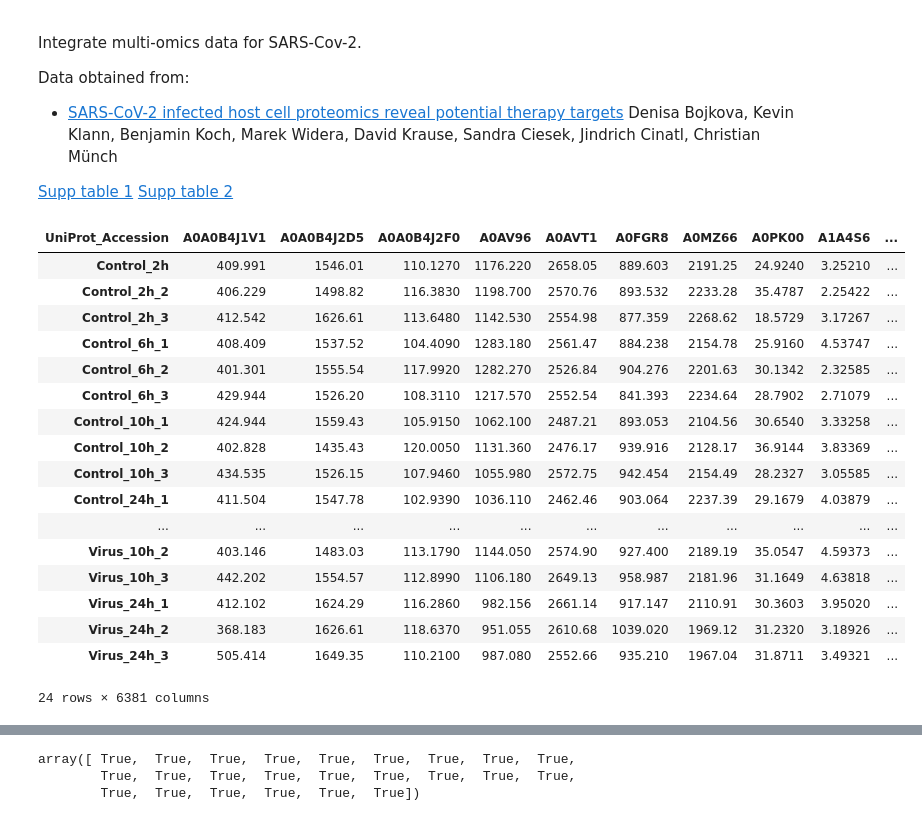
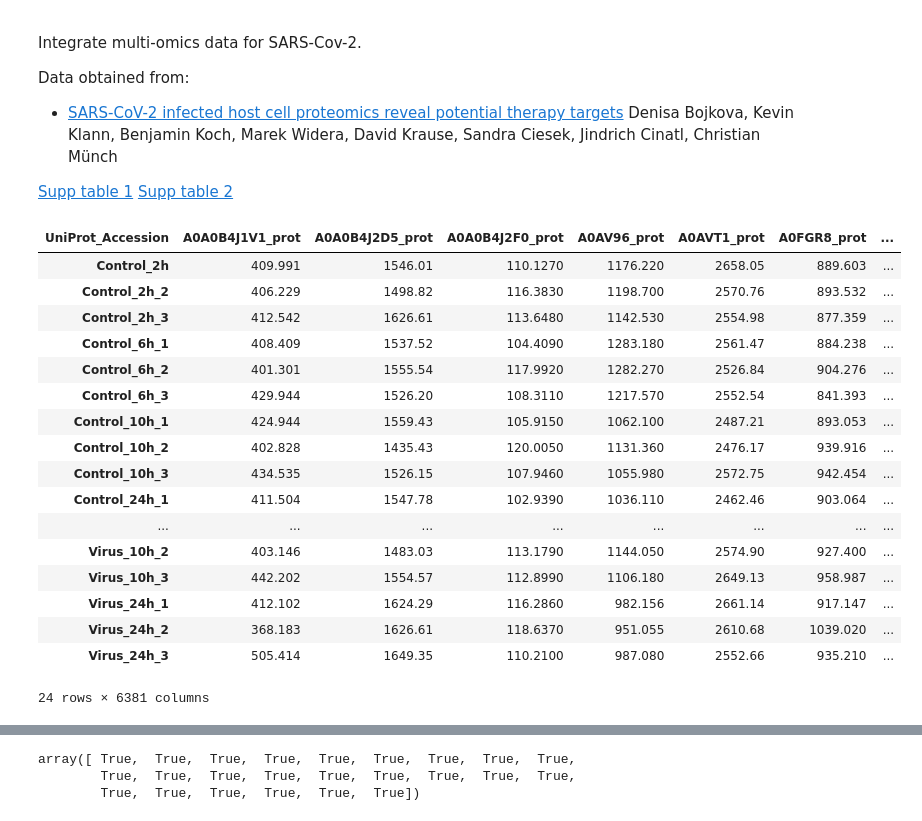
Before and after one commit to tyronechen/SARS-CoV-2, a Jupyter notebook: src/multiomics_SARS-Cov-2.ipynb, the cells around one changed output, grey strips where cells are left out. Drawn from its saved outputs; the diff is of its cells as text; code cells hidden in the pictures.

Commit message:
Renamed all samples to avoid R parsing issues

```diff
--- a/src/multiomics_SARS-Cov-2.ipynb
+++ b/src/multiomics_SARS-Cov-2.ipynb
@@ -22,31 +22,34 @@ classes_outfile = "../data/classes_diablo.txt"
 # %%
 proteome = pd.read_csv(proteome_infile, sep="\t")
 proteome_classes = proteome.rename(columns=lambda x: re.sub('_.*','',x)).columns[2:26]
 proteome.rename(columns=lambda x: re.sub(' ', '_', x), inplace=True)
 proteome.rename(columns=lambda x: re.sub('_$', '', x), inplace=True)
 proteome.set_index("UniProt_Accession", inplace=True)
 proteome.drop("Gene_Symbol", axis=1, inplace=True)
 proteome_diablo = proteome.iloc[:,:24].T
+proteome_diablo.rename(columns=lambda x: re.sub('$', '_prot', x), inplace=True)
+proteome_diablo.rename(columns=lambda x: re.sub(';', '_', x), inplace=True)
 proteome_diablo.to_csv(proteome_outfile, sep="\t")
 proteome_diablo
+# proteome_classes
 # %% [output]
-| UniProt_Accession | A0A0B4J1V1 | A0A0B4J2D5 | A0A0B4J2F0 | A0AV96 | A0AVT1 | A0FGR8 | A0MZ66 | A0PK00 | A1A4S6 | ... |
-| Control_2h | 409.991 | 1546.01 | 110.1270 | 1176.220 | 2658.05 | 889.603 | 2191.25 | 24.9240 | 3.25210 | ... |
-| Control_2h_2 | 406.229 | 1498.82 | 116.3830 | 1198.700 | 2570.76 | 893.532 | 2233.28 | 35.4787 | 2.25422 | ... |
-| Control_2h_3 | 412.542 | 1626.61 | 113.6480 | 1142.530 | 2554.98 | 877.359 | 2268.62 | 18.5729 | 3.17267 | ... |
-| Control_6h_1 | 408.409 | 1537.52 | 104.4090 | 1283.180 | 2561.47 | 884.238 | 2154.78 | 25.9160 | 4.53747 | ... |
-| Control_6h_2 | 401.301 | 1555.54 | 117.9920 | 1282.270 | 2526.84 | 904.276 | 2201.63 | 30.1342 | 2.32585 | ... |
-| Control_6h_3 | 429.944 | 1526.20 | 108.3110 | 1217.570 | 2552.54 | 841.393 | 2234.64 | 28.7902 | 2.71079 | ... |
-| Control_10h_1 | 424.944 | 1559.43 | 105.9150 | 1062.100 | 2487.21 | 893.053 | 2104.56 | 30.6540 | 3.33258 | ... |
-| Control_10h_2 | 402.828 | 1435.43 | 120.0050 | 1131.360 | 2476.17 | 939.916 | 2128.17 | 36.9144 | 3.83369 | ... |
-| Control_10h_3 | 434.535 | 1526.15 | 107.9460 | 1055.980 | 2572.75 | 942.454 | 2154.49 | 28.2327 | 3.05585 | ... |
-| Control_24h_1 | 411.504 | 1547.78 | 102.9390 | 1036.110 | 2462.46 | 903.064 | 2237.39 | 29.1679 | 4.03879 | ... |
-| ... | ... | ... | ... | ... | ... | ... | ... | ... | ... | ... |
-| Virus_10h_2 | 403.146 | 1483.03 | 113.1790 | 1144.050 | 2574.90 | 927.400 | 2189.19 | 35.0547 | 4.59373 | ... |
-| Virus_10h_3 | 442.202 | 1554.57 | 112.8990 | 1106.180 | 2649.13 | 958.987 | 2181.96 | 31.1649 | 4.63818 | ... |
-| Virus_24h_1 | 412.102 | 1624.29 | 116.2860 | 982.156 | 2661.14 | 917.147 | 2110.91 | 30.3603 | 3.95020 | ... |
-| Virus_24h_2 | 368.183 | 1626.61 | 118.6370 | 951.055 | 2610.68 | 1039.020 | 1969.12 | 31.2320 | 3.18926 | ... |
-| Virus_24h_3 | 505.414 | 1649.35 | 110.2100 | 987.080 | 2552.66 | 935.210 | 1967.04 | 31.8711 | 3.49321 | ... |
+| UniProt_Accession | A0A0B4J1V1_prot | A0A0B4J2D5_prot | A0A0B4J2F0_prot | A0AV96_prot | A0AVT1_prot | A0FGR8_prot | ... |
+| Control_2h | 409.991 | 1546.01 | 110.1270 | 1176.220 | 2658.05 | 889.603 | ... |
+| Control_2h_2 | 406.229 | 1498.82 | 116.3830 | 1198.700 | 2570.76 | 893.532 | ... |
+| Control_2h_3 | 412.542 | 1626.61 | 113.6480 | 1142.530 | 2554.98 | 877.359 | ... |
+| Control_6h_1 | 408.409 | 1537.52 | 104.4090 | 1283.180 | 2561.47 | 884.238 | ... |
+| Control_6h_2 | 401.301 | 1555.54 | 117.9920 | 1282.270 | 2526.84 | 904.276 | ... |
+| Control_6h_3 | 429.944 | 1526.20 | 108.3110 | 1217.570 | 2552.54 | 841.393 | ... |
+| Control_10h_1 | 424.944 | 1559.43 | 105.9150 | 1062.100 | 2487.21 | 893.053 | ... |
+| Control_10h_2 | 402.828 | 1435.43 | 120.0050 | 1131.360 | 2476.17 | 939.916 | ... |
+| Control_10h_3 | 434.535 | 1526.15 | 107.9460 | 1055.980 | 2572.75 | 942.454 | ... |
+| Control_24h_1 | 411.504 | 1547.78 | 102.9390 | 1036.110 | 2462.46 | 903.064 | ... |
+| ... | ... | ... | ... | ... | ... | ... | ... |
+| Virus_10h_2 | 403.146 | 1483.03 | 113.1790 | 1144.050 | 2574.90 | 927.400 | ... |
+| Virus_10h_3 | 442.202 | 1554.57 | 112.8990 | 1106.180 | 2649.13 | 958.987 | ... |
+| Virus_24h_1 | 412.102 | 1624.29 | 116.2860 | 982.156 | 2661.14 | 917.147 | ... |
+| Virus_24h_2 | 368.183 | 1626.61 | 118.6370 | 951.055 | 2610.68 | 1039.020 | ... |
+| Virus_24h_3 | 505.414 | 1649.35 | 110.2100 | 987.080 | 2552.66 | 935.210 | ... |
 24 rows × 6381 columns
 # %%
 translatome = pd.read_csv(translatome_infile, sep="\t")
```
Also changed, not shown: parts of 1 cell of this notebook, 2 other files.
